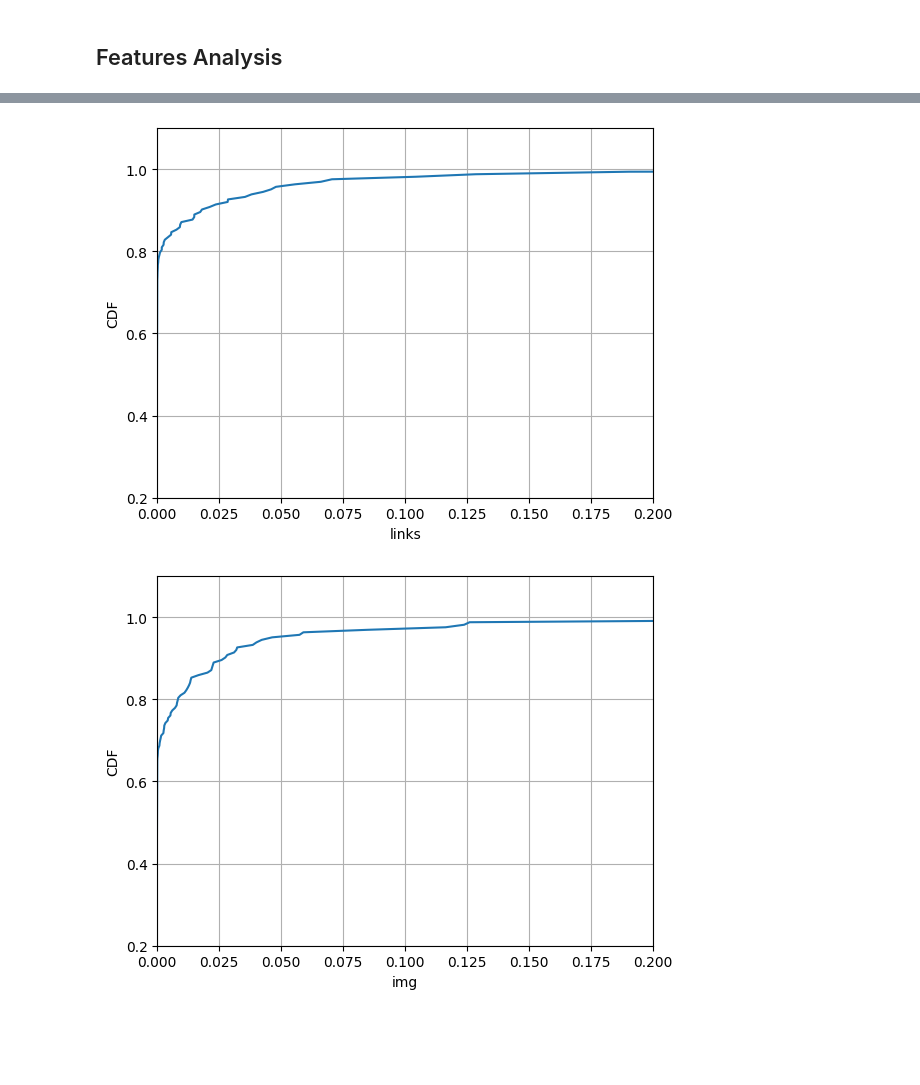
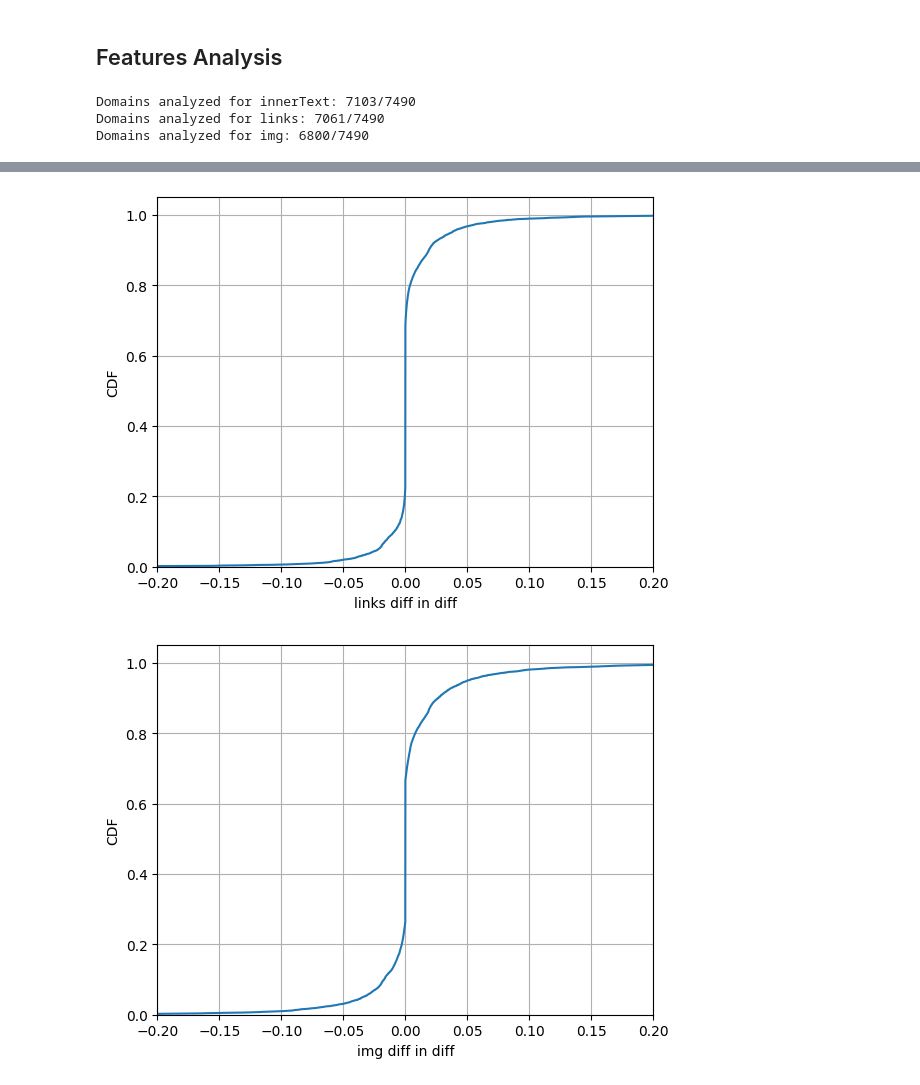
Before and after one commit to maxwellmlin/cookie-classify, a Jupyter notebook: classification_algo.ipynb, the cells around one changed output, grey strips where cells are left out. Saved outputs shown, nothing was run; the diff lists cells and outputs as text; code cells hidden in the pictures; blank space fills up the shorter version.

```diff
--- a/classification_algo.ipynb
+++ b/classification_algo.ipynb
@@ -502,18 +504,22 @@ plot_cdf(screenshots['screenshot_difference'], 'Screenshot Difference', [-0.01,
 # %% [markdown]
 ## Features Analysis
 # %%
-screenshots = pd.DataFrame()
-
-for i in range(25):
-    to_merge = pd.read_csv(ANALYSIS_PATH / f'slurm/screenshots/{i}.csv')
-    screenshots = pd.concat([screenshots, to_merge], ignore_index=True)
-
-screenshots.sort_values(by='screenshot_difference', ascending=True, inplace=True)
-print(f"Successful domains analyzed: {len(screenshots)}/{len(successful_sites)}")
-screenshots.to_csv(ANALYSIS_PATH / "screenshots.csv", index=False)
+for feature in ["innerText", "links", "img"]:
+    df = pd.DataFrame()
+    for i in range(25):
+        to_merge = pd.read_csv(ANALYSIS_PATH / f'slurm/{feature}/{i}.csv')
+        df = pd.concat([df, to_merge], ignore_index=True)
+    df.sort_values(by='diff_in_diff', ascending=True, inplace=True)
+    df.to_csv(ANALYSIS_PATH / f"{feature}.csv", index=False)
+    features[feature] = df
+    print(f"Domains analyzed for {feature}: {len(df)}/{len(successful_sites)}")
+# %% [output]
+Domains analyzed for innerText: 7103/7490
+Domains analyzed for links: 7061/7490
+Domains analyzed for img: 6800/7490
 # %%
 # Difference of Difference
-plot_cdf(list(features["innerText"]["difference in difference"]["mean diff"]), "innerText", [0, 0.2, 0.2, 1.1])
-plot_cdf(list(features["links"]["difference in difference"]["mean diff"]), "links", [0, 0.2, 0.2, 1.1])
-plot_cdf(list(features["img"]["difference in difference"]["mean diff"]), "img", [0, 0.2, 0.2, 1.1])
+plot_cdf(list(features["innerText"]["diff_in_diff"]), "innerText diff in diff", [-0.2, 0.2, 0, 1.05])
+plot_cdf(list(features["links"]["diff_in_diff"]), "links diff in diff", [-0.2, 0.2, 0, 1.05])
+plot_cdf(list(features["img"]["diff_in_diff"]), "img diff in diff", [-0.2, 0.2, 0, 1.05])
 # %% [output]
@@ -521,2 +527,2 @@ plot_cdf(list(features["img"]["difference in difference"]["mean diff"]), "img",
-[figure, old version]
+[figure, new version]
-[figure, old version]
+[figure, new version]
```
Also changed, not shown: parts of 4 cells of this notebook.
